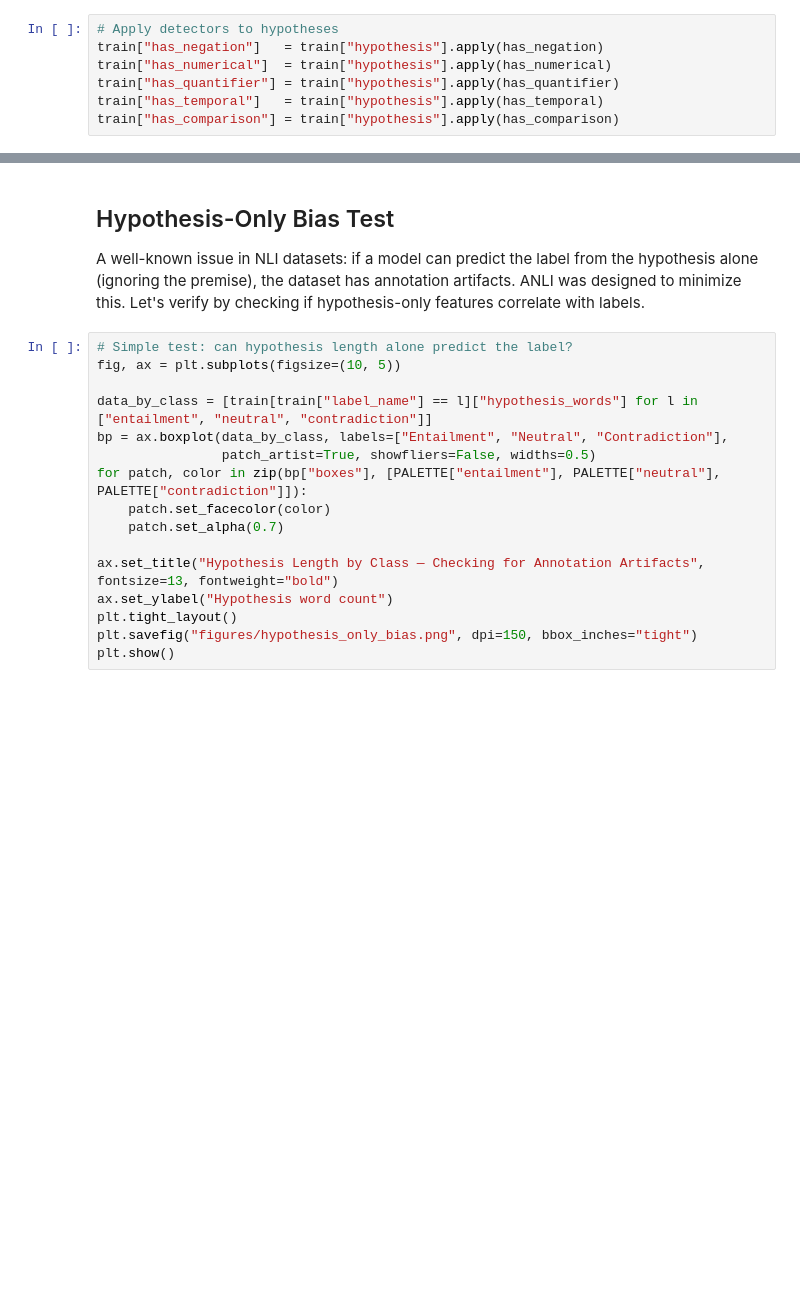
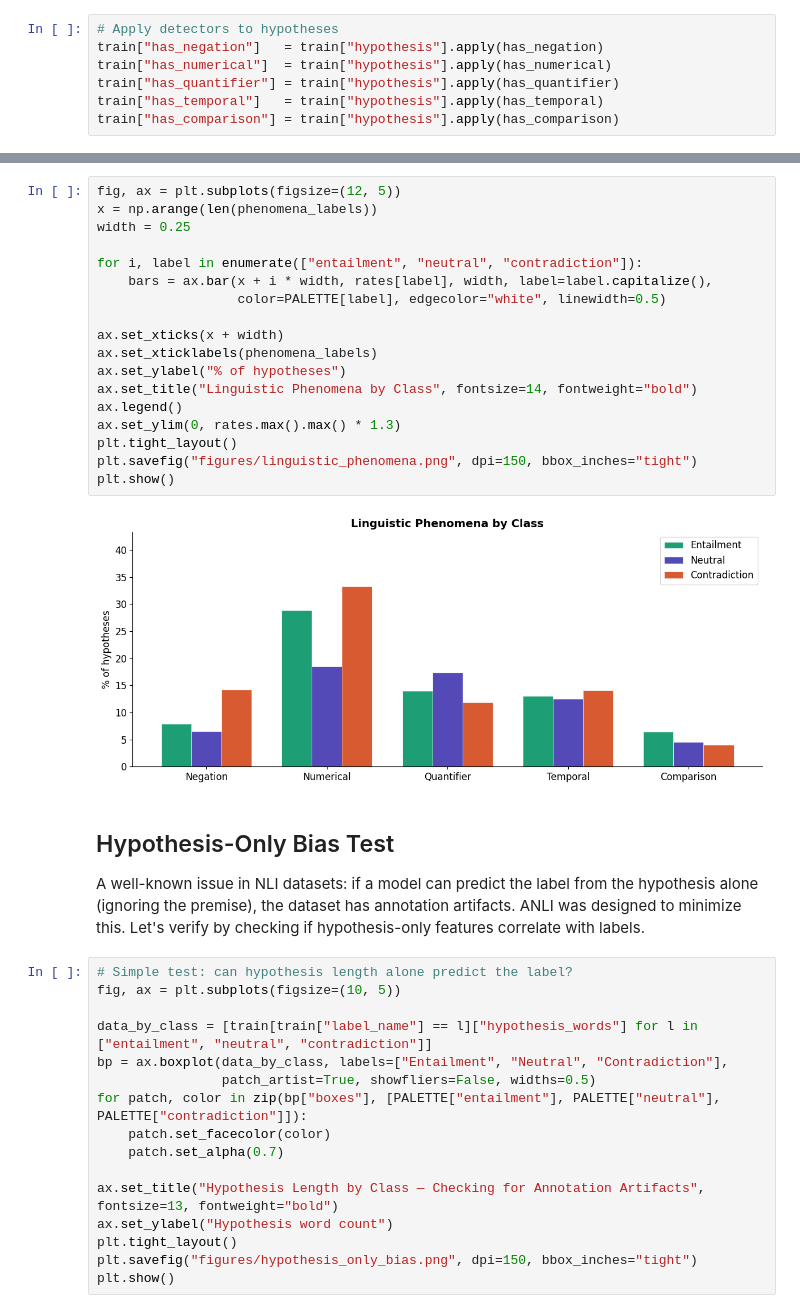
Before and after one commit to 23daVinci/ANLI-Classifier, a Jupyter notebook: notebooks/EDA.ipynb, the cells around one changed output, grey strips where cells are left out. Drawn from its saved outputs; the diff is of its cells as text; blank space fills up the shorter version.

```diff
--- a/notebooks/EDA.ipynb
+++ b/notebooks/EDA.ipynb
@@ -404,3 +432,23 @@ train["has_comparison"] = train["hypothesis"].apply(has_comparison)
+# %%
+fig, ax = plt.subplots(figsize=(12, 5))
+x = np.arange(len(phenomena_labels))
+width = 0.25
+
+for i, label in enumerate(["entailment", "neutral", "contradiction"]):
+    bars = ax.bar(x + i * width, rates[label], width, label=label.capitalize(),
+                  color=PALETTE[label], edgecolor="white", linewidth=0.5)
+
+ax.set_xticks(x + width)
+ax.set_xticklabels(phenomena_labels)
+ax.set_ylabel("% of hypotheses")
+ax.set_title("Linguistic Phenomena by Class", fontsize=14, fontweight="bold")
+ax.legend()
+ax.set_ylim(0, rates.max().max() * 1.3)
+plt.tight_layout()
+plt.savefig("figures/linguistic_phenomena.png", dpi=150, bbox_inches="tight")
+plt.show()
+# %% [output]
+[figure, added]
 # %% [markdown]
 ## Hypothesis-Only Bias Test
 
```
Also changed, not shown: parts of 17 cells of this notebook, 8 other files.
